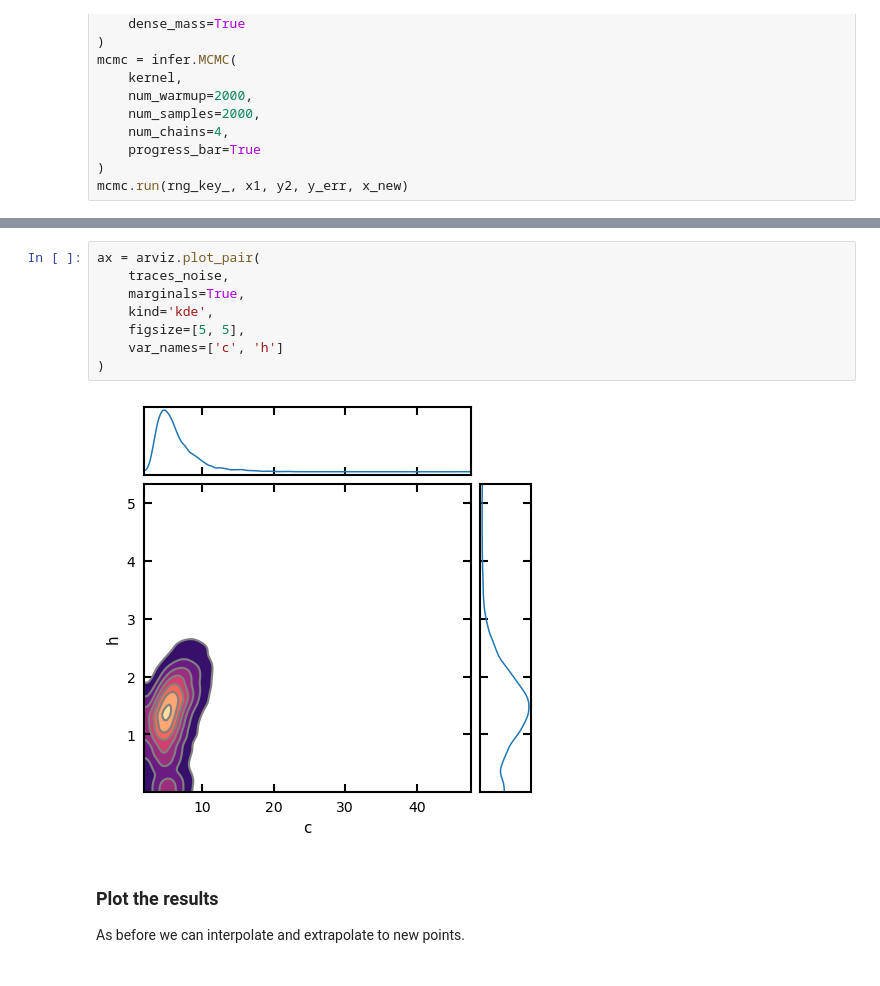
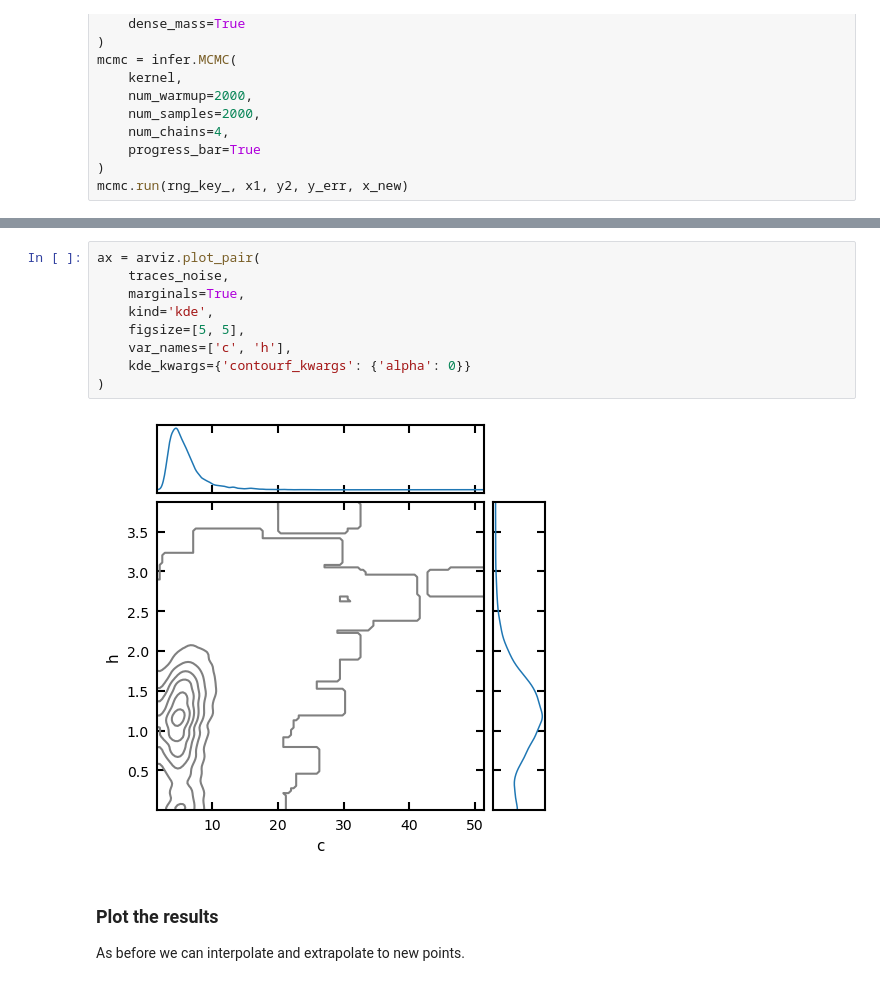
Before and after one commit to CKrawczyk/jupyter_data_languages, a Jupyter notebook: Gaussian_process_regression_numpyro.ipynb, the cells around one changed output, grey strips where cells are left out. Saved outputs shown, nothing was run; the diff lists cells and outputs as text.

```diff
--- a/Gaussian_process_regression_numpyro.ipynb
+++ b/Gaussian_process_regression_numpyro.ipynb
@@ -337,13 +338,14 @@ divergences: 0
 # %%
 ax = arviz.plot_pair(
     traces_noise,
     marginals=True,
     kind='kde',
     figsize=[5, 5],
-    var_names=['c', 'h']
+    var_names=['c', 'h'],
+    kde_kwargs={'contourf_kwargs': {'alpha': 0}}
 )
 # %% [output]
-[figure, old version]
+[figure, new version]
 # %% [markdown]
 ### Plot the results
 As before we can interpolate and extrapolate to new points.
```
Also changed, not shown: parts of 8 cells of this notebook, 6 other files.
